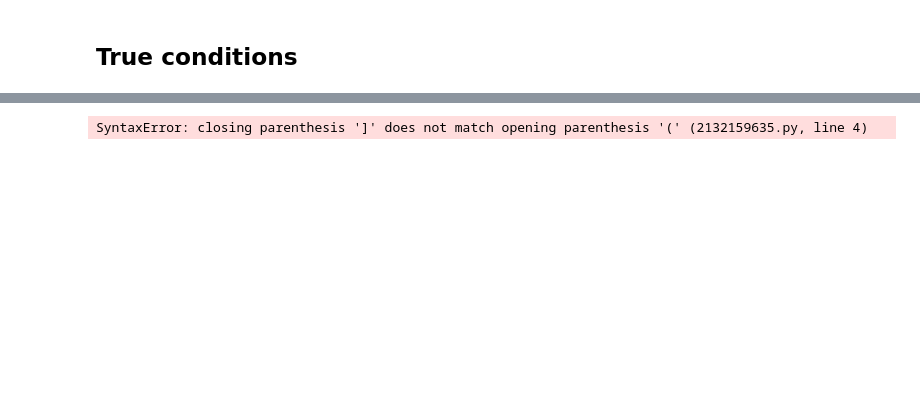
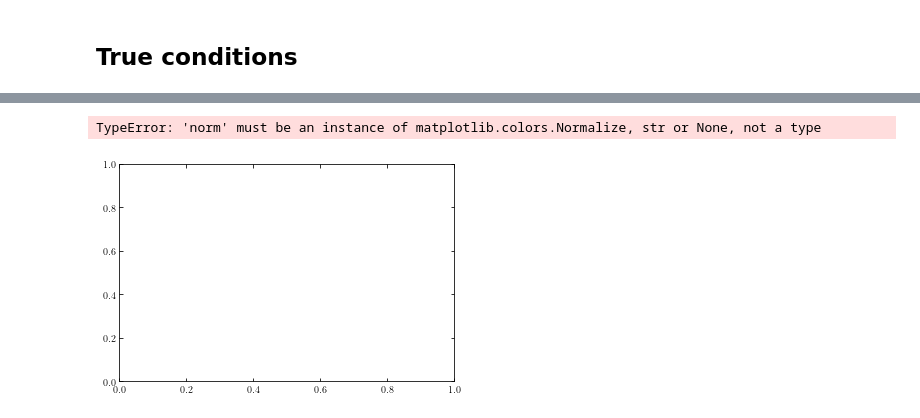
Before and after one commit to djessop/fumarole_plume_model, a Jupyter notebook: Woodhouse_model_inversion.ipynb, the cells around one changed output, grey strips where cells are left out. Cells and saved outputs as stored; diff of their text form; code cells hidden in the pictures; blank space fills up the shorter version.

```diff
--- a/Woodhouse_model_inversion.ipynb
+++ b/Woodhouse_model_inversion.ipynb
@@ -69,19 +69,23 @@ solp = np.array([theta, b, T])
 noise = np.random.randn(*solp.shape)  # Gaussian noise, _N_(0,1)
 sol_noise = (solp.T + noise.T * (sigtheta, sigb, sigT)).T
 d    = sol_noise.flatten()  # array of data
-Gm   = produce_Gm(sol, s, cutoff)
+Gm   = produce_Gm(sol, cutoff)
 Gm_d = Gm - d
 
 fig0, ax0 = plt.subplots(figsize=(10*cm, 10*cm))
 ax0.plot(solp.T, s, '-')
 ax0.set_xlabel('Plume parameters')
 ax0.set_ylabel(r'Distance along plume axis, $s$')
-ax0.legend((r'$\theta$', r'$b$', r'$T$'))
+ax0.legend((r'$\theta$', r'$R$', r'$T$'))
 
 plt.gca().set_prop_cycle(None)  # reset colour cycle
-ax0.plot(sol_noise.T, s, '.')
+# ax0.plot(sol_noise.T, s, '.')
 
 fig0.tight_layout()
+fig0.savefig('./images/synthetic_model_data.pdf', dpi=300)
+
+ax0.plot(sol_noise.T, s, '.')
+fig0.savefig('./images/synthetic_model_data_noise.pdf', dpi=300)
 
 E = objective_fn(Gm, d, np.diag(Cd_inv), mode='abs')
 print(E)
@@ -139,0 +110,31 @@ Job ran in 92.791 s
+# %%
+njobs = 16
+ngrid = 21
+u0 = u0true  # np.linspace(.1, 100, ngrid)
+R0 = np.linspace(.1, 10,  ngrid)
+T0 = np.linspace(60, 150, ngrid) + Tt
+
+sequence = [u0, R0, T0]
+
+t = time.time()
+sequence = [R0, T0]
+objFn, initialConds = [], []
+
+results = Parallel(n_jobs=njobs)(delayed(parallel_job)(u0, R0_, T0_)
+                                 for (R0_, T0_) in list(product(*sequence)))
+# for (u0_, R0_, T0_) in list(product(*sequence)):
+#     print(u0_, R0_, T0_)
+#     results = parallel_job(u0_, R0_, T0_)
+#     objFn.append(results[0])
+#     initialConds.append(results[1])
+
+print("Job ran in %.3f s" % (time.time() - t))
+
+objFn, initialConds = [], []
+
+for result in results:
+    objFn.append(result[0])
+    initialConds.append(result[1])
+
+initialConds = np.array(initialConds)
+objFn = np.array(objFn).reshape((-1, ngrid))
@@ -142,8 +147,9 @@ objFn = np.array(objFn).reshape((-1, ngrid))
 # %%
 fig, ax = plt.subplots() #ncols=ngrid)
 
 # for ind, (ax, u0_) in enumerate(axes, u0):
-ax.pcolor(R0, T0, -objFn :], norm=LogNorm)
+ax.pcolor(R0, T0, -objFn[:], norm=LogNorm)
 # ax,set_title(f'$u_0 = {u0_}')
 # %% [output]
-SyntaxError: closing parenthesis ']' does not match opening parenthesis '(' (2132159635.py, line 4)
+TypeError: 'norm' must be an instance of matplotlib.colors.Normalize, str or None, not a type
+[figure, added]
```
Also changed, not shown: parts of 5 cells of this notebook, 15 other files.
